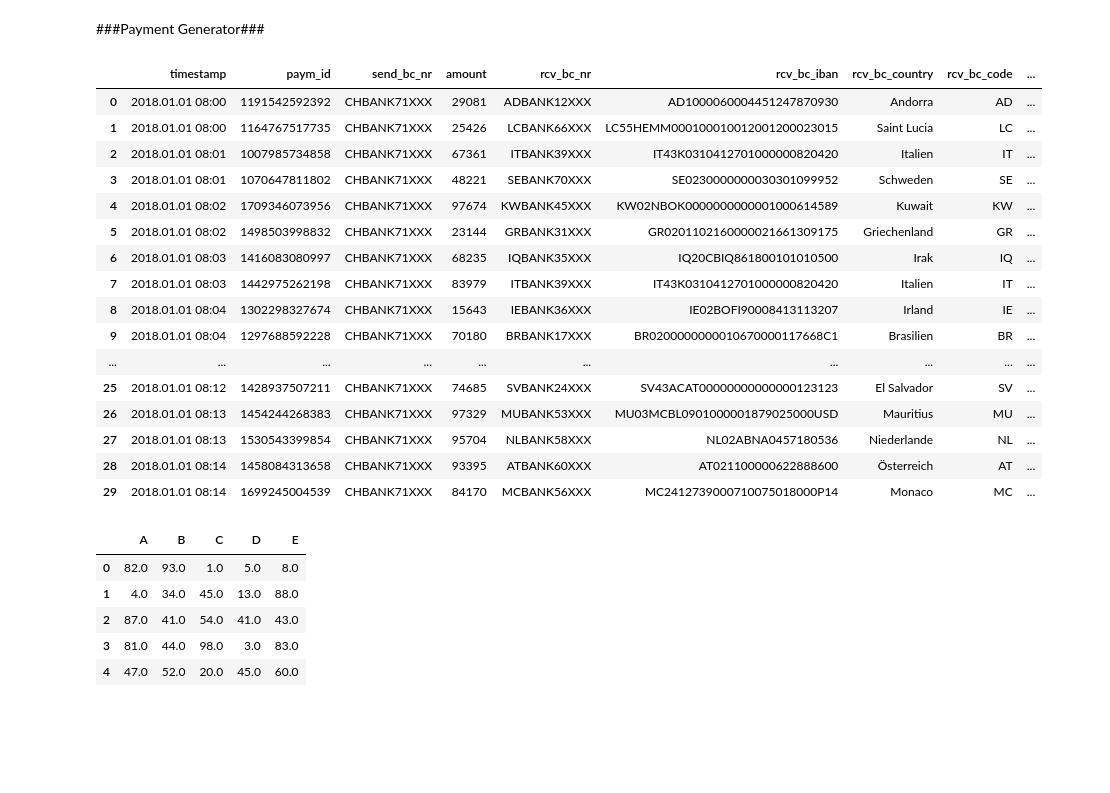
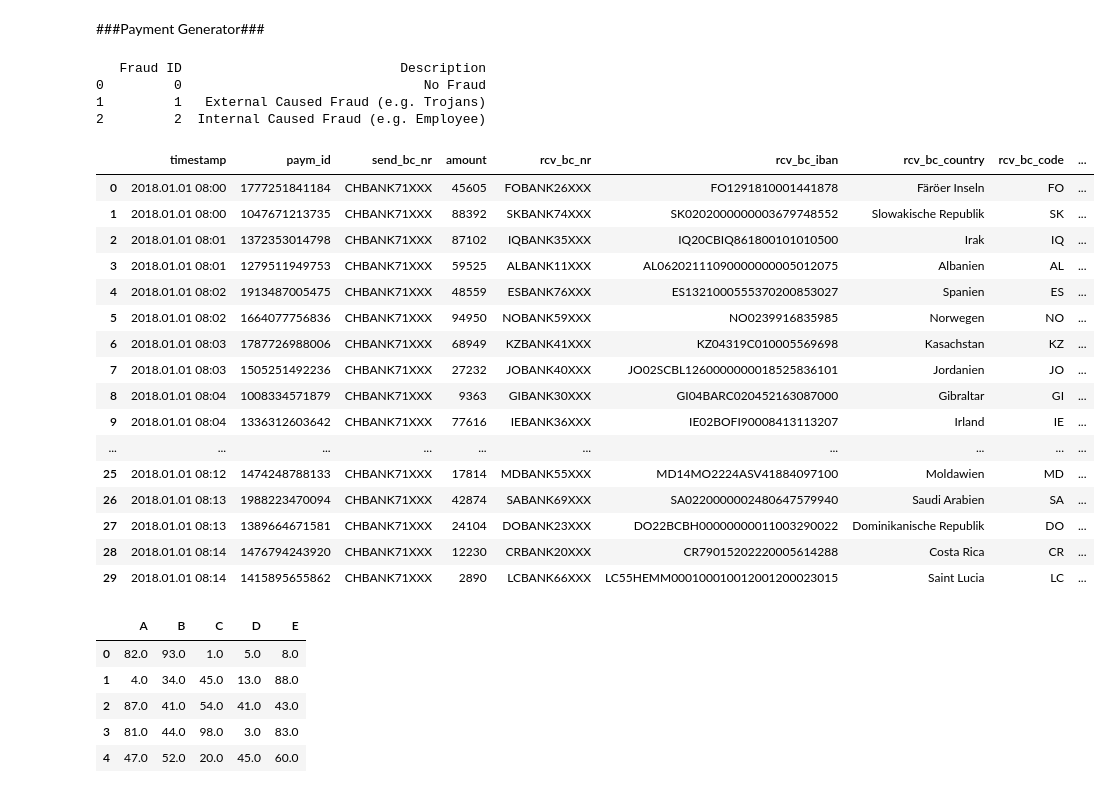
Before and after one commit to sipfli/cas_datenanalyse, a Jupyter notebook: Semesterarbeit/CAS_DA_SA_Payment_Fraud_Detection.ipynb, the cells around one changed output. Cells and saved outputs as stored; diff of their text form; code cells hidden in the pictures; blank space fills up the shorter version.

```diff
--- a/Semesterarbeit/CAS_DA_SA_Payment_Fraud_Detection.ipynb
+++ b/Semesterarbeit/CAS_DA_SA_Payment_Fraud_Detection.ipynb
@@ -86,14 +86,12 @@ LC7200322800994985921
 ###Payment Generator###
 # %%
 # Erstellung von Transaktionsdaten
-# Daten Payment ID z.B. 1059295797
 
 from datetime import datetime, timedelta
-import random
 import numpy as np
 import pandas as pd
 
-# Datenquellen Github
+# Bankbeziehungsdaten Datenquellen Github
 ibandb_url = 'https://raw.githubusercontent.com/sakuronohana/cas_datenanalyse/master/Semesterarbeit/Dataset/iban_list.csv'
 
 # IBAN Generator in elektronischer Form
@@ -119,8 +117,13 @@ for row in range(20):
 eiban = np.ravel(eiban)
 eiban = np.random.choice(eiban)
 
+# Betrugseinstufung
+fraud_ids = [[0,'No Fraud'],[1,'External Caused Fraud (e.g. Trojans)'],[2,'Internal Caused Fraud (e.g. Employee)']]
+df_fraud = pd.DataFrame(fraud_ids, columns=['Fraud ID', 'Description'])
+print (df_fraud)
 
-# Datenquellen Github
+
+# Bankkunden Stammdaten - Datenquellen Github
 custdb_url = 'https://raw.githubusercontent.com/sakuronohana/cas_datenanalyse/master/Semesterarbeit/Dataset/cutomer_base_data.csv'
 
 cust_data = pd.read_csv(custdb_url, delimiter=';')
@@ -143,49 +146,53 @@ cd_contract = np.random.choice(np.ravel(cust_data['vertrag_nr']))
 trx_data = pd.DataFrame(columns=['timestamp','paym_id','send_bc_nr','amount',
                                  'rcv_bc_nr','rcv_bc_iban','rcv_bc_country','rcv_bc_code',
                                  'valuta_date','cust_vertrag_nr','cust_konto_nr',
                                  'cust_vname','cust_nname','cust_plz','cust_ort',
                                 'cust_kanton','cust_sprachregion','cust_auth_device'])
 
 for i in range(30):
     trx_data.loc[i,['timestamp']] = timestamps = pd.Timestamp(datetime(2018,1,1,8,0,0)+timedelta(seconds=30*i)).strftime("%Y.%m.%d %H:%M")
     trx_data.loc[i,['paym_id']] =  np.int64(np.random.randint(1000000000000,2000000000000,1))
     trx_data.loc[i,['send_bc_nr']] =  'CHBANK71XXX'
     trx_data.loc[i,['amount']] = np.int64(np.random.randint(100,100000,1)).astype(str)
     trx_data.loc[i,['rcv_bc_nr']] = bc_bank = np.random.choice(np.ravel(iban_cc['Bank']).astype(str))
     trx_data.loc[i,['rcv_bc_iban']] = np.ravel(iban_cc.loc[iban_cc['Bank'] == bc_bank,['IBAN']])
     trx_data.loc[i,['rcv_bc_country']] = np.ravel(iban_cc.loc[iban_cc['Bank'] == bc_bank,['Country']])
     trx_data.loc[i,['rcv_bc_code']] = np.ravel(iban_cc.loc[iban_cc['Bank'] == bc_bank,['Code']])
     timestamps = datetime.strptime(timestamps,"%Y.%m.%d %H:%M")
     trx_data.loc[i,['valuta_date']] = valuta = timestamps + timedelta(hours=12*i)
     trx_data.loc[i,['cust_vertrag_nr']] = cd_contract = np.random.choice(np.ravel(cust_data['vertrag_nr']))
     trx_data.loc[i,['cust_konto_nr']] = np.ravel(cust_data.loc[cust_data['vertrag_nr'] == cd_contract,['konto_nr']])
     trx_data.loc[i,['cust_vname']] = np.ravel(cust_data.loc[cust_data['vertrag_nr'] == cd_contract,['vorname']])
     trx_data.loc[i,['cust_nname']] = np.ravel(cust_data.loc[cust_data['vertrag_nr'] == cd_contract,['nachname']])
     trx_data.loc[i,['cust_plz']] = np.ravel(cust_data.loc[cust_data['vertrag_nr'] == cd_contract,['plz']])
     trx_data.loc[i,['cust_ort']] = np.ravel(cust_data.loc[cust_data['vertrag_nr'] == cd_contract,['ort']])
     trx_data.loc[i,['cust_kanton']] = np.ravel(cust_data.loc[cust_data['vertrag_nr'] == cd_contract,['kanton']])
     trx_data.loc[i,['cust_sprachregion']] = np.ravel(cust_data.loc[cust_data['vertrag_nr'] == cd_contract,['sprachregion']])
     trx_data.loc[i,['cust_auth_device']] = np.ravel(cust_data.loc[cust_data['vertrag_nr'] == cd_contract,['auth_device']])
 
 trx_data.head(30)
 # %% [output]
+   Fraud ID                            Description
+0         0                               No Fraud
+1         1   External Caused Fraud (e.g. Trojans)
+2         2  Internal Caused Fraud (e.g. Employee)
 |  | timestamp | paym_id | send_bc_nr | amount | rcv_bc_nr | rcv_bc_iban | rcv_bc_country | rcv_bc_code | ... |
-| 0 | 2018.01.01 08:00 | 1191542592392 | CHBANK71XXX | 29081 | ADBANK12XXX | AD1000060004451247870930 | Andorra | AD | ... |
-| 1 | 2018.01.01 08:00 | 1164767517735 | CHBANK71XXX | 25426 | LCBANK66XXX | LC55HEMM000100010012001200023015 | Saint Lucia | LC | ... |
-| 2 | 2018.01.01 08:01 | 1007985734858 | CHBANK71XXX | 67361 | ITBANK39XXX | IT43K0310412701000000820420 | Italien | IT | ... |
-| 3 | 2018.01.01 08:01 | 1070647811802 | CHBANK71XXX | 48221 | SEBANK70XXX | SE0230000000030301099952 | Schweden | SE | ... |
-| 4 | 2018.01.01 08:02 | 1709346073956 | CHBANK71XXX | 97674 | KWBANK45XXX | KW02NBOK0000000000001000614589 | Kuwait | KW | ... |
-| 5 | 2018.01.01 08:02 | 1498503998832 | CHBANK71XXX | 23144 | GRBANK31XXX | GR0201102160000021661309175 | Griechenland | GR | ... |
-| 6 | 2018.01.01 08:03 | 1416083080997 | CHBANK71XXX | 68235 | IQBANK35XXX | IQ20CBIQ861800101010500 | Irak | IQ | ... |
-| 7 | 2018.01.01 08:03 | 1442975262198 | CHBANK71XXX | 83979 | ITBANK39XXX | IT43K0310412701000000820420 | Italien | IT | ... |
-| 8 | 2018.01.01 08:04 | 1302298327674 | CHBANK71XXX | 15643 | IEBANK36XXX | IE02BOFI90008413113207 | Irland | IE | ... |
-| 9 | 2018.01.01 08:04 | 1297688592228 | CHBANK71XXX | 70180 | BRBANK17XXX | BR0200000000010670000117668C1 | Brasilien | BR | ... |
+| 0 | 2018.01.01 08:00 | 1777251841184 | CHBANK71XXX | 45605 | FOBANK26XXX | FO1291810001441878 | Färöer Inseln | FO | ... |
+| 1 | 2018.01.01 08:00 | 1047671213735 | CHBANK71XXX | 88392 | SKBANK74XXX | SK0202000000003679748552 | Slowakische Republik | SK | ... |
+| 2 | 2018.01.01 08:01 | 1372353014798 | CHBANK71XXX | 87102 | IQBANK35XXX | IQ20CBIQ861800101010500 | Irak | IQ | ... |
+| 3 | 2018.01.01 08:01 | 1279511949753 | CHBANK71XXX | 59525 | ALBANK11XXX | AL06202111090000000005012075 | Albanien | AL | ... |
+| 4 | 2018.01.01 08:02 | 1913487005475 | CHBANK71XXX | 48559 | ESBANK76XXX | ES1321000555370200853027 | Spanien | ES | ... |
+| 5 | 2018.01.01 08:02 | 1664077756836 | CHBANK71XXX | 94950 | NOBANK59XXX | NO0239916835985 | Norwegen | NO | ... |
+| 6 | 2018.01.01 08:03 | 1787726988006 | CHBANK71XXX | 68949 | KZBANK41XXX | KZ04319C010005569698 | Kasachstan | KZ | ... |
+| 7 | 2018.01.01 08:03 | 1505251492236 | CHBANK71XXX | 27232 | JOBANK40XXX | JO02SCBL1260000000018525836101 | Jordanien | JO | ... |
+| 8 | 2018.01.01 08:04 | 1008334571879 | CHBANK71XXX | 9363 | GIBANK30XXX | GI04BARC020452163087000 | Gibraltar | GI | ... |
+| 9 | 2018.01.01 08:04 | 1336312603642 | CHBANK71XXX | 77616 | IEBANK36XXX | IE02BOFI90008413113207 | Irland | IE | ... |
 | ... | ... | ... | ... | ... | ... | ... | ... | ... | ... |
-| 25 | 2018.01.01 08:12 | 1428937507211 | CHBANK71XXX | 74685 | SVBANK24XXX | SV43ACAT00000000000000123123 | El Salvador | SV | ... |
-| 26 | 2018.01.01 08:13 | 1454244268383 | CHBANK71XXX | 97329 | MUBANK53XXX | MU03MCBL0901000001879025000USD | Mauritius | MU | ... |
-| 27 | 2018.01.01 08:13 | 1530543399854 | CHBANK71XXX | 95704 | NLBANK58XXX | NL02ABNA0457180536 | Niederlande | NL | ... |
-| 28 | 2018.01.01 08:14 | 1458084313658 | CHBANK71XXX | 93395 | ATBANK60XXX | AT021100000622888600 | Österreich | AT | ... |
-| 29 | 2018.01.01 08:14 | 1699245004539 | CHBANK71XXX | 84170 | MCBANK56XXX | MC2412739000710075018000P14 | Monaco | MC | ... |
+| 25 | 2018.01.01 08:12 | 1474248788133 | CHBANK71XXX | 17814 | MDBANK55XXX | MD14MO2224ASV41884097100 | Moldawien | MD | ... |
+| 26 | 2018.01.01 08:13 | 1988223470094 | CHBANK71XXX | 42874 | SABANK69XXX | SA0220000002480647579940 | Saudi Arabien | SA | ... |
+| 27 | 2018.01.01 08:13 | 1389664671581 | CHBANK71XXX | 24104 | DOBANK23XXX | DO22BCBH00000000011003290022 | Dominikanische Republik | DO | ... |
+| 28 | 2018.01.01 08:14 | 1476794243920 | CHBANK71XXX | 12230 | CRBANK20XXX | CR79015202220005614288 | Costa Rica | CR | ... |
+| 29 | 2018.01.01 08:14 | 1415895655862 | CHBANK71XXX | 2890 | LCBANK66XXX | LC55HEMM000100010012001200023015 | Saint Lucia | LC | ... |
 # %%
 
 
```
